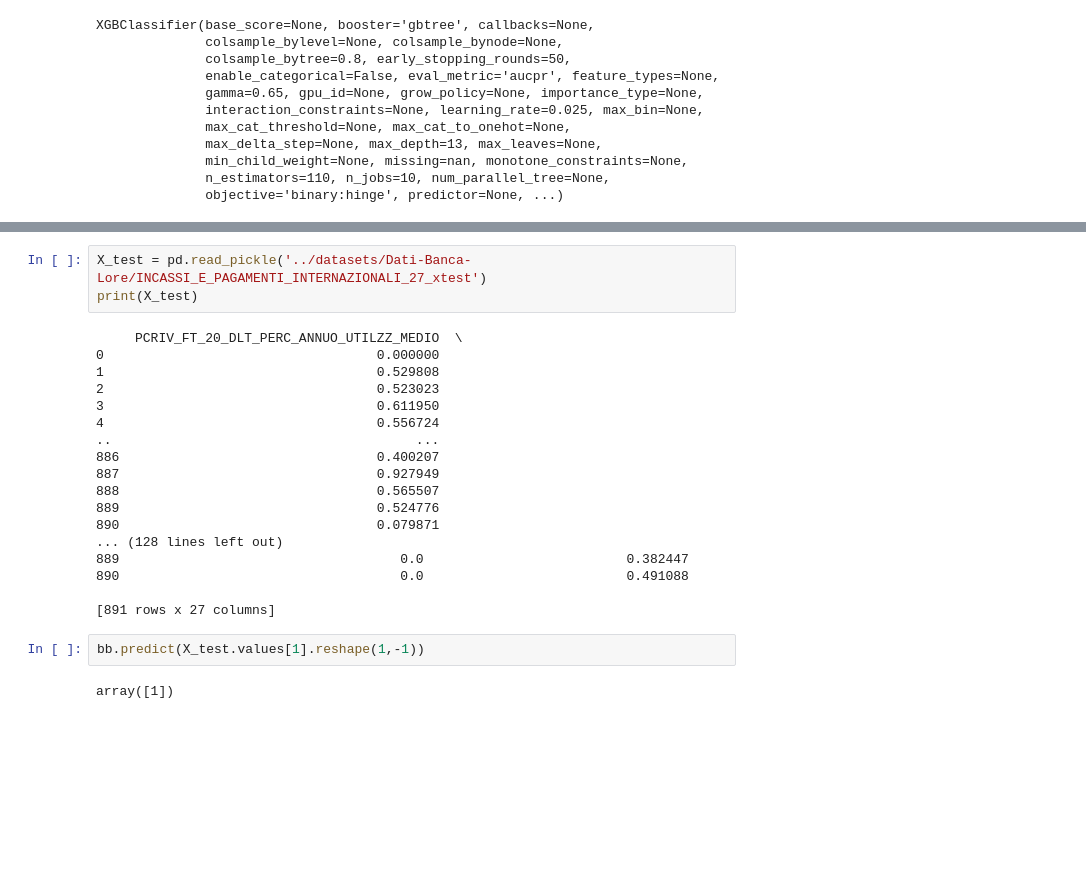
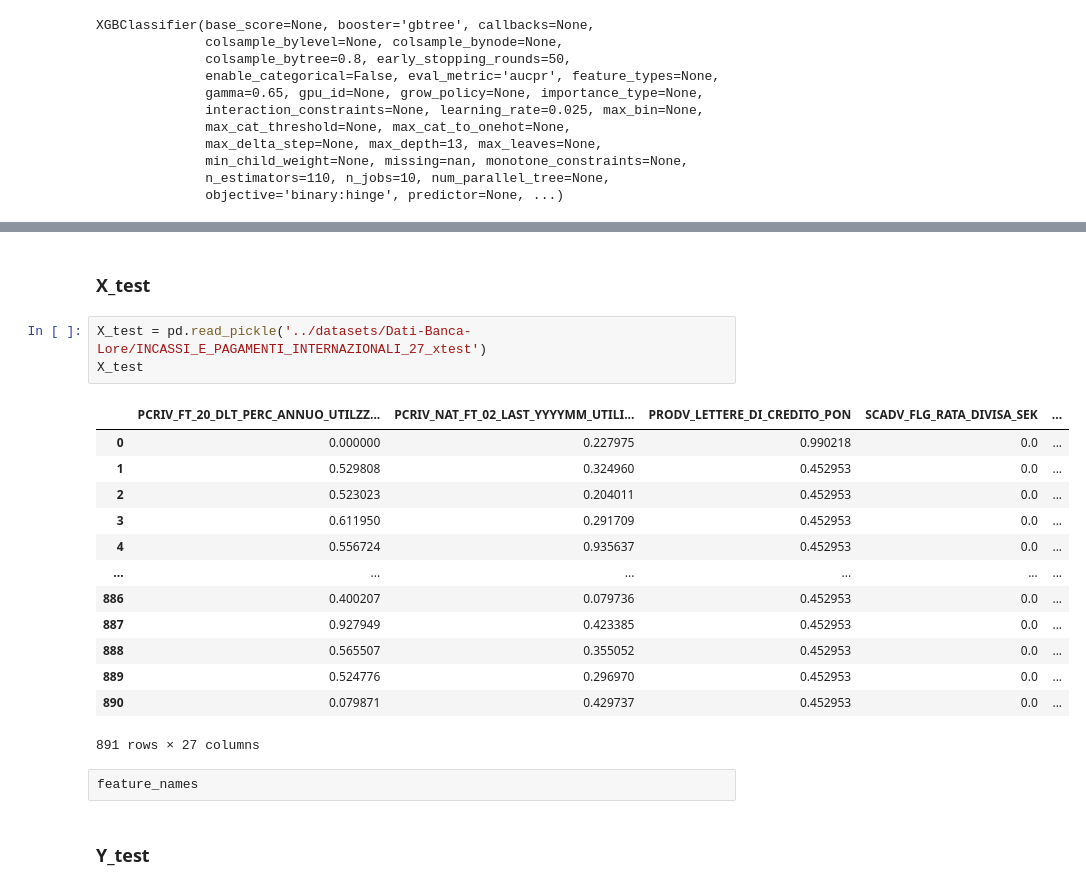
Before and after one commit to Elecapp/xai-visualization_rules_fi, a Jupyter notebook: notebooks/narets.ipynb, the cells around one changed output, grey strips where cells are left out. Saved outputs shown, nothing was run; the diff lists cells and outputs as text; blank space fills up the shorter version.

```diff
--- a/notebooks/narets.ipynb
+++ b/notebooks/narets.ipynb
@@ -970,25 +1014,23 @@ XGBClassifier(base_score=None, booster='gbtree', callbacks=None,
+# %% [markdown]
+### X_test
 # %%
 X_test = pd.read_pickle('../datasets/Dati-Banca-Lore/INCASSI_E_PAGAMENTI_INTERNAZIONALI_27_xtest')
-print(X_test)
+X_test
 # %% [output]
+|  | PCRIV_FT_20_DLT_PERC_ANNUO_UTILZZ... | PCRIV_NAT_FT_02_LAST_YYYYMM_UTILI... | PRODV_LETTERE_DI_CREDITO_PON | SCADV_FLG_RATA_DIVISA_SEK | ... |
+| 0 | 0.000000 | 0.227975 | 0.990218 | 0.0 | ... |
+| 1 | 0.529808 | 0.324960 | 0.452953 | 0.0 | ... |
+| 2 | 0.523023 | 0.204011 | 0.452953 | 0.0 | ... |
+| 3 | 0.611950 | 0.291709 | 0.452953 | 0.0 | ... |
+| 4 | 0.556724 | 0.935637 | 0.452953 | 0.0 | ... |
+| ... | ... | ... | ... | ... | ... |
+| 886 | 0.400207 | 0.079736 | 0.452953 | 0.0 | ... |
+| 887 | 0.927949 | 0.423385 | 0.452953 | 0.0 | ... |
+| 888 | 0.565507 | 0.355052 | 0.452953 | 0.0 | ... |
+| 889 | 0.524776 | 0.296970 | 0.452953 | 0.0 | ... |
+| 890 | 0.079871 | 0.429737 | 0.452953 | 0.0 | ... |
-     PCRIV_FT_20_DLT_PERC_ANNUO_UTILZZ_MEDIO  \
-0                                   0.000000
-1                                   0.529808
-2                                   0.523023
-3                                   0.611950
-4                                   0.556724
-..                                       ...
-886                                 0.400207
-887                                 0.927949
-888                                 0.565507
-889                                 0.524776
-890                                 0.079871
-... (128 lines left out)
-889                                    0.0                          0.382447
-890                                    0.0                          0.491088
-
-[891 rows x 27 columns]
+891 rows × 27 columns
-# %%
-bb.predict(X_test.values[1].reshape(1,-1))
-# %% [output]
-array([1])
+# %% [raw]
+feature_names
+# %% [markdown]
+### Y_test
```
Also changed, not shown: parts of 42 cells of this notebook, 40 other files.
